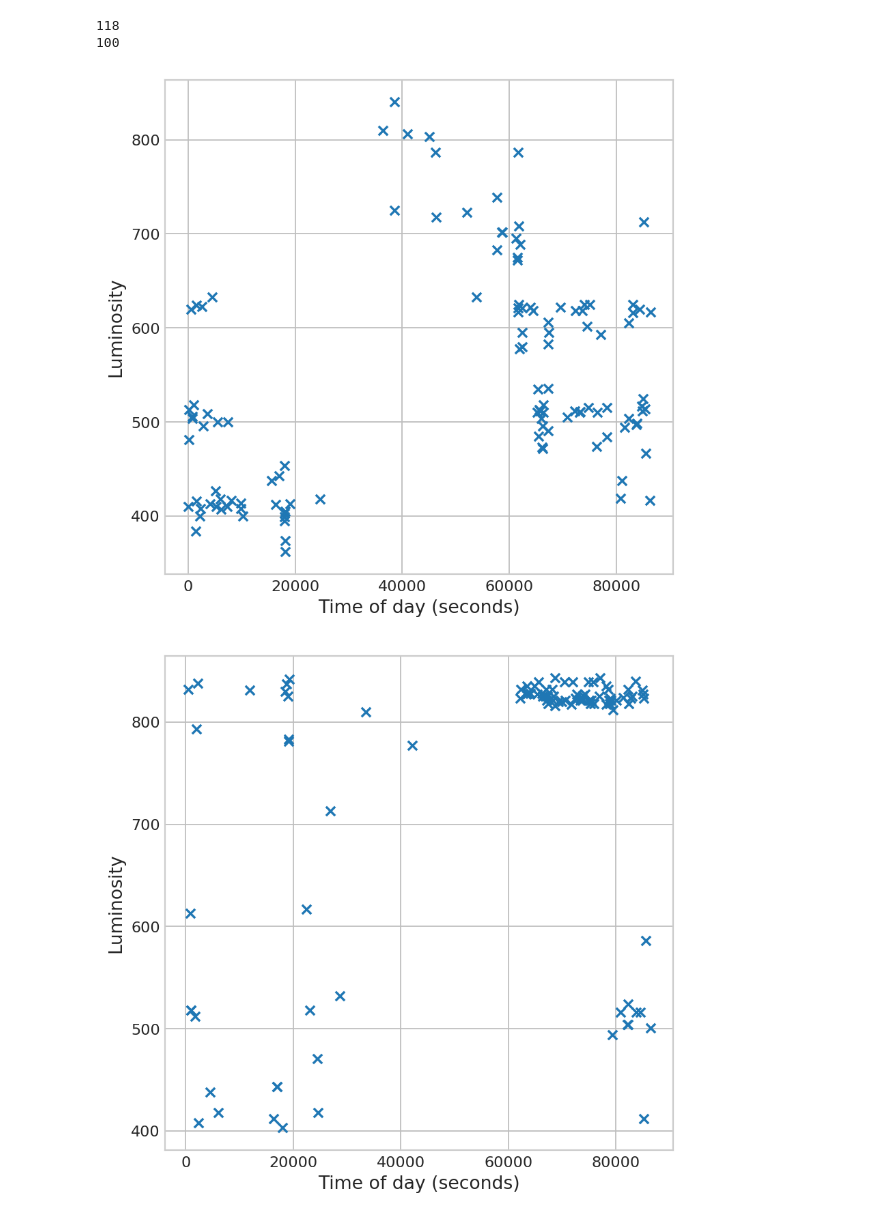
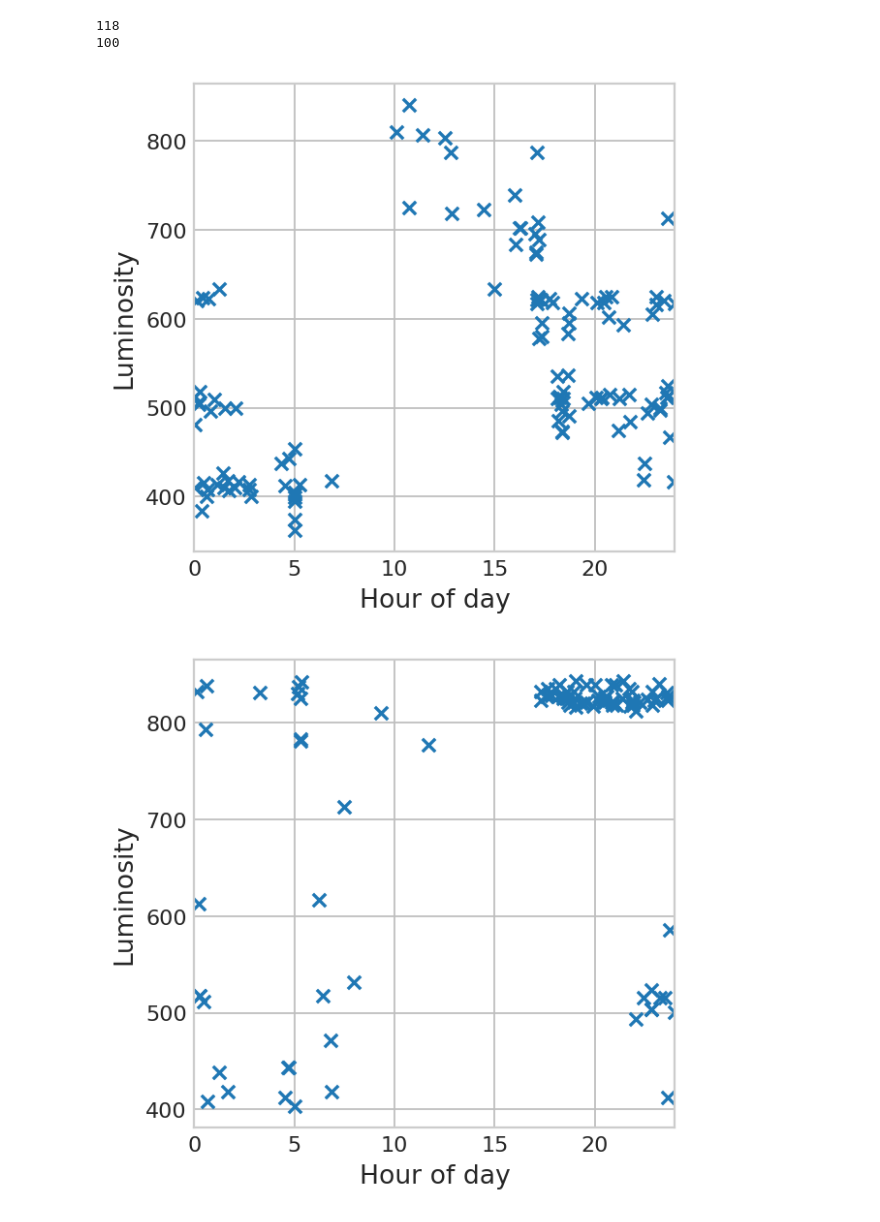
Before and after one commit to hedwig-project/ML-explorations, a Jupyter notebook: Hallway Data Set.ipynb, the cells around one changed output. Cells and saved outputs as stored; diff of their text form; code cells hidden in the pictures.

```diff
--- a/Hallway Data Set.ipynb
+++ b/Hallway Data Set.ipynb
@@ -124,34 +126,36 @@ print(len(features_rele2_turn_on))
 118
 100
 # %%
-features_rele2_turn_on = np.array(features_rele2_turn_on)
-fig = plt.figure(figsize=(6,6))
+features_rele1_turn_on = np.array(features_rele1_turn_on)
+fig = plt.figure(figsize=(4,4))
 ax = fig.add_subplot(111)
 
-ax.set_xlabel("Time of day (seconds)",fontsize=12)
+ax.set_xlim([0,24])
+ax.set_xlabel("Hour of day",fontsize=12)
 ax.set_ylabel("Luminosity",fontsize=12)
 ax.grid(True,linestyle='-',color='0.75')
 
-ax.scatter(features_rele1_turn_on[:, 1],
+ax.scatter(features_rele1_turn_on[:, 1]/3600,
            features_rele1_turn_on[:, 0],
            marker = 'x');
 
 plt.show()
 # %% [output]
-[figure, old version]
+[figure, new version]
 # %%
 features_rele2_turn_on = np.array(features_rele2_turn_on)
-fig = plt.figure(figsize=(6,6))
+fig = plt.figure(figsize=(4,4))
 ax = fig.add_subplot(111)
 
-ax.set_xlabel("Time of day (seconds)",fontsize=12)
+ax.set_xlim([0,24])
+ax.set_xlabel("Hour of day",fontsize=12)
 ax.set_ylabel("Luminosity",fontsize=12)
 ax.grid(True,linestyle='-',color='0.75')
 
-ax.scatter(features_rele2_turn_on[:, 1],
+ax.scatter(features_rele2_turn_on[:, 1]/3600,
            features_rele2_turn_on[:, 0],
            marker = 'x');
 
 plt.show()
 # %% [output]
-[figure, old version]
+[figure, new version]
```
Also changed, not shown: parts of 1 cell of this notebook.
